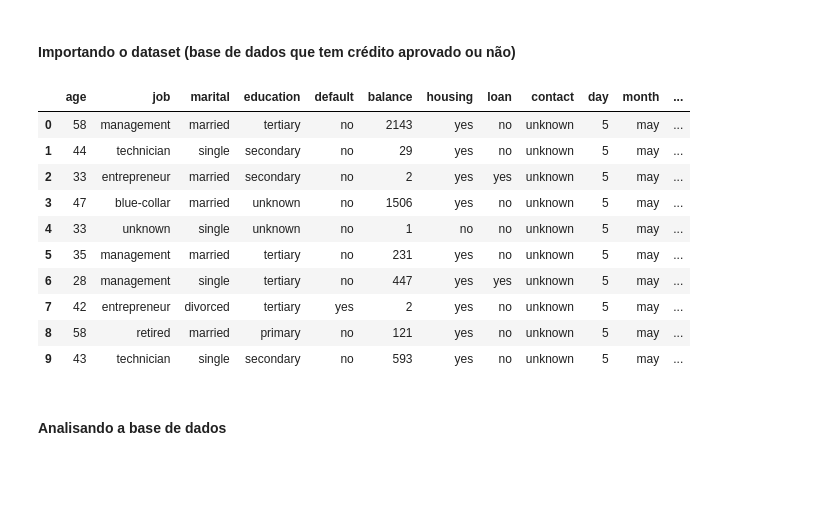
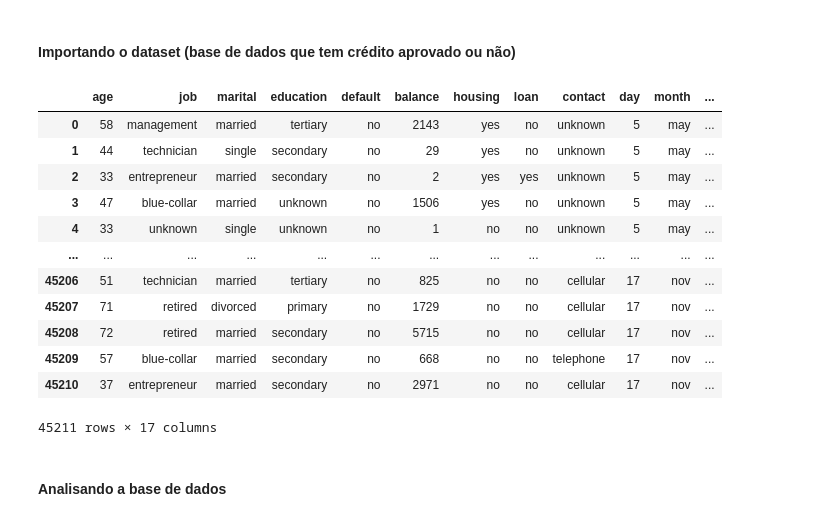
Before and after one commit to felipedmsantos91/script-classe-desbalanceada, a Jupyter notebook: Lidando_com_Classes_Desbalanceadas.ipynb, the cells around one changed output. Cells and saved outputs as stored; diff of their text form; code cells hidden in the pictures; blank space fills up the shorter version.

```diff
--- a/Lidando_com_Classes_Desbalanceadas.ipynb
+++ b/Lidando_com_Classes_Desbalanceadas.ipynb
@@ -23,19 +23,21 @@ from sklearn.metrics import accuracy_score, confusion_matrix, classification_rep
 #### Importando o dataset (base de dados que tem crédito aprovado ou não)
 # %%
 df = pd.read_csv('bank-full.csv',sep=';')
-df.head(10)
+df
 # %% [output]
 |  | age | job | marital | education | default | balance | housing | loan | contact | day | month | ... |
 | 0 | 58 | management | married | tertiary | no | 2143 | yes | no | unknown | 5 | may | ... |
 | 1 | 44 | technician | single | secondary | no | 29 | yes | no | unknown | 5 | may | ... |
 | 2 | 33 | entrepreneur | married | secondary | no | 2 | yes | yes | unknown | 5 | may | ... |
 | 3 | 47 | blue-collar | married | unknown | no | 1506 | yes | no | unknown | 5 | may | ... |
 | 4 | 33 | unknown | single | unknown | no | 1 | no | no | unknown | 5 | may | ... |
-| 5 | 35 | management | married | tertiary | no | 231 | yes | no | unknown | 5 | may | ... |
-| 6 | 28 | management | single | tertiary | no | 447 | yes | yes | unknown | 5 | may | ... |
-| 7 | 42 | entrepreneur | divorced | tertiary | yes | 2 | yes | no | unknown | 5 | may | ... |
-| 8 | 58 | retired | married | primary | no | 121 | yes | no | unknown | 5 | may | ... |
-| 9 | 43 | technician | single | secondary | no | 593 | yes | no | unknown | 5 | may | ... |
+| ... | ... | ... | ... | ... | ... | ... | ... | ... | ... | ... | ... | ... |
+| 45206 | 51 | technician | married | tertiary | no | 825 | no | no | cellular | 17 | nov | ... |
+| 45207 | 71 | retired | divorced | primary | no | 1729 | no | no | cellular | 17 | nov | ... |
+| 45208 | 72 | retired | married | secondary | no | 5715 | no | no | cellular | 17 | nov | ... |
+| 45209 | 57 | blue-collar | married | secondary | no | 668 | no | no | telephone | 17 | nov | ... |
+| 45210 | 37 | entrepreneur | married | secondary | no | 2971 | no | no | cellular | 17 | nov | ... |
+45211 rows × 17 columns
 # %% [markdown]
 #### Analisando a base de dados
 # %%
```
